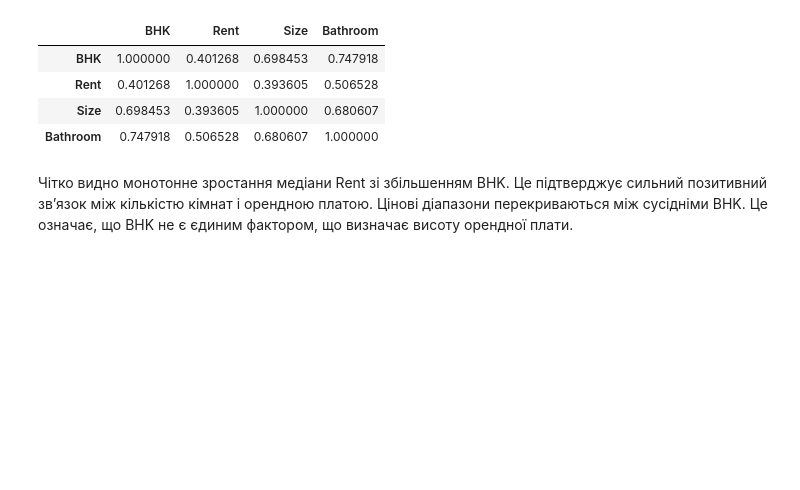
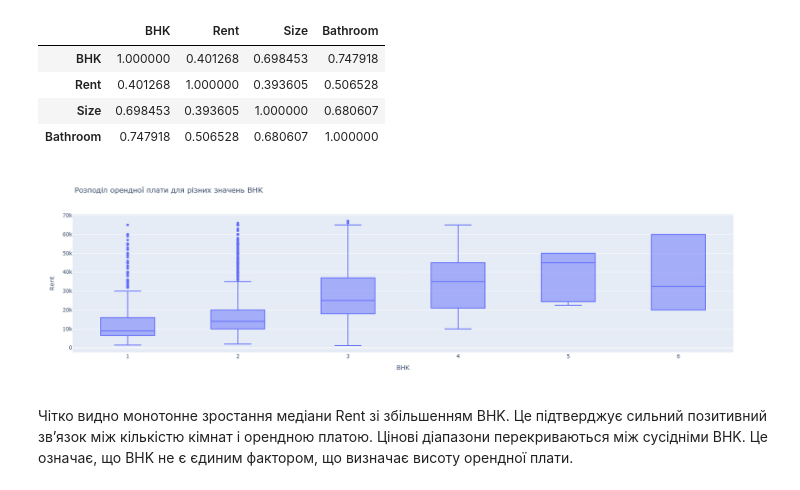
Before and after one commit to Mariya-Yanina/home-work-Data-Analyst, a Jupyter notebook: HW_16_1_Прогнозування_орендної_плати_за_житло.ipynb, the cells around one changed output. Cells and saved outputs as stored; diff of their text form; code cells hidden in the pictures; blank space fills up the shorter version.

```diff
--- a/HW_16_1_Прогнозування_орендної_плати_за_житло.ipynb
+++ b/HW_16_1_Прогнозування_орендної_плати_за_житло.ipynb
@@ -203,18 +223,21 @@ fig_scat.show()
 # %%
 fig = px.box(
     df_clean,
     x='BHK',
     y='Rent',
     title='Розподіл орендної плати для різних значень BHK'
 )
 
 fig.update_layout(
     xaxis_title='BHK',
     yaxis_title='Rent',
-    boxmode='group'
+    boxmode='group',
+    height=500
 )
 
 fig.show()
+# %% [output]
+[figure, added]
 # %% [markdown]
 Чітко видно монотонне зростання медіани Rent зі збільшенням BHK. Це підтверджує сильний позитивний зв’язок між кількістю кімнат і орендною платою.
 Цінові діапазони перекриваються між сусідніми BHK. Це означає, що BHK не є єдиним фактором, що визначає висоту орендної плати.
```
Also changed, not shown: parts of 7 cells of this notebook.
